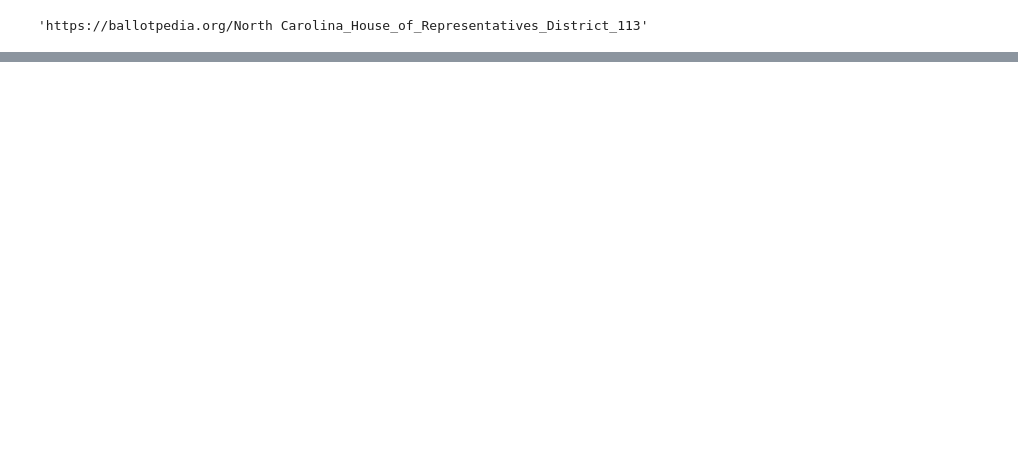
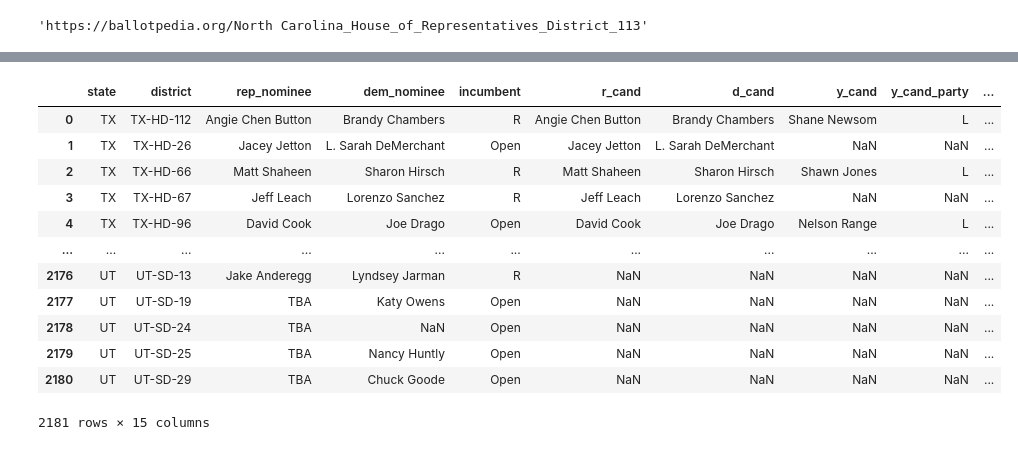
Before and after one commit to Princeton-Election-Consortium/data-backend, a Jupyter notebook: moneyball/candidate_scraper.ipynb, the cells around one changed output, grey strips where cells are left out. Saved outputs shown, nothing was run; the diff lists cells and outputs as text; code cells hidden in the pictures; blank space fills up the shorter version.

Commit message:
moneyball ballotpedia scraper

```diff
--- a/moneyball/candidate_scraper.ipynb
+++ b/moneyball/candidate_scraper.ipynb
@@ -104,9 +104,14 @@ def get_ballotpedia_page(district):
             return(ballotpedia)
 
     # all non MA districts
-    ballotpedia += 'House_of_Representatives_District_' if (district[3:5] == 'HD') else 'State_Senate_District_'
+    if district[0:2] == 'WI':
+        ballotpedia += 'State_Assembly_District_' if (district[3:5] == 'HD') else 'State_Senate_District_'
+    else:
+        ballotpedia += 'House_of_Representatives_District_' if (district[3:5] == 'HD') else 'State_Senate_District_'
     district_name = district[6:]
-    ballotpedia += district[6:].replace(' ', '_').replace('&','%26')
+    while (district_name[0] == '0'):
+        district_name = district_name[1:]
+    ballotpedia += district_name.replace(' ', '_').replace('&','%26')
 
     return ballotpedia
 # %%
@@ -137,7 +141,0 @@ time.sleep(5) # Let the user actually see something!
-# %%
-driver = webdriver.Chrome(moneyball_dir / 'chromedriver')
-for i in range (len(df)):
-    dist_page_url = get_ballotpedia_page( df.iloc[i]['district'] )
-    driver.get(dist_page_url)
-
-    # df.at[i, 'r_cand'] = dist_page_url
@@ -147,8 +141,0 @@ NoSuchWindowException: Message: no such window: window was already closed
-# %%
-driver = webdriver.Chrome(moneyball_dir / 'chromedriver')
-dist_page_url = get_ballotpedia_page( df.iloc[0]['district'] )
-driver.get(dist_page_url)
-soup = BeautifulSoup(driver.page_source, 'html.parser')
-driver.quit()
-# %%
-table_soup = soup.select('#mw-content-text > div:nth-child(26) > div.results_table_container > table')[0]
@@ -185,0 +209,16 @@ AttributeError: ResultSet object has no attribute 'find_all'. You're probably tr
+# %%
+df
+# %% [output]
+|  | state | district | rep_nominee | dem_nominee | incumbent | r_cand | d_cand | y_cand | y_cand_party | ... |
+| 0 | TX | TX-HD-112 | Angie Chen Button | Brandy Chambers | R | Angie Chen Button | Brandy Chambers | Shane Newsom | L | ... |
+| 1 | TX | TX-HD-26 | Jacey Jetton | L. Sarah DeMerchant | Open | Jacey Jetton | L. Sarah DeMerchant | NaN | NaN | ... |
+| 2 | TX | TX-HD-66 | Matt Shaheen | Sharon Hirsch | R | Matt Shaheen | Sharon Hirsch | Shawn Jones | L | ... |
+| 3 | TX | TX-HD-67 | Jeff Leach | Lorenzo Sanchez | R | Jeff Leach | Lorenzo Sanchez | NaN | NaN | ... |
+| 4 | TX | TX-HD-96 | David Cook | Joe Drago | Open | David Cook | Joe Drago | Nelson Range | L | ... |
+| ... | ... | ... | ... | ... | ... | ... | ... | ... | ... | ... |
+| 2176 | UT | UT-SD-13 | Jake Anderegg | Lyndsey Jarman | R | NaN | NaN | NaN | NaN | ... |
+| 2177 | UT | UT-SD-19 | TBA | Katy Owens | Open | NaN | NaN | NaN | NaN | ... |
+| 2178 | UT | UT-SD-24 | TBA | NaN | Open | NaN | NaN | NaN | NaN | ... |
+| 2179 | UT | UT-SD-25 | TBA | Nancy Huntly | Open | NaN | NaN | NaN | NaN | ... |
+| 2180 | UT | UT-SD-29 | TBA | Chuck Goode | Open | NaN | NaN | NaN | NaN | ... |
+2181 rows × 15 columns
```
Also changed, not shown: parts of 11 cells of this notebook, 1 other file.
